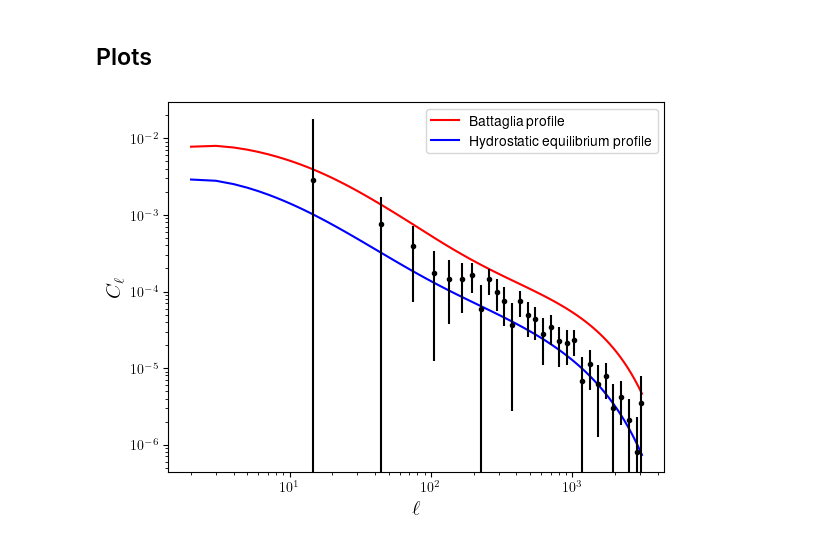
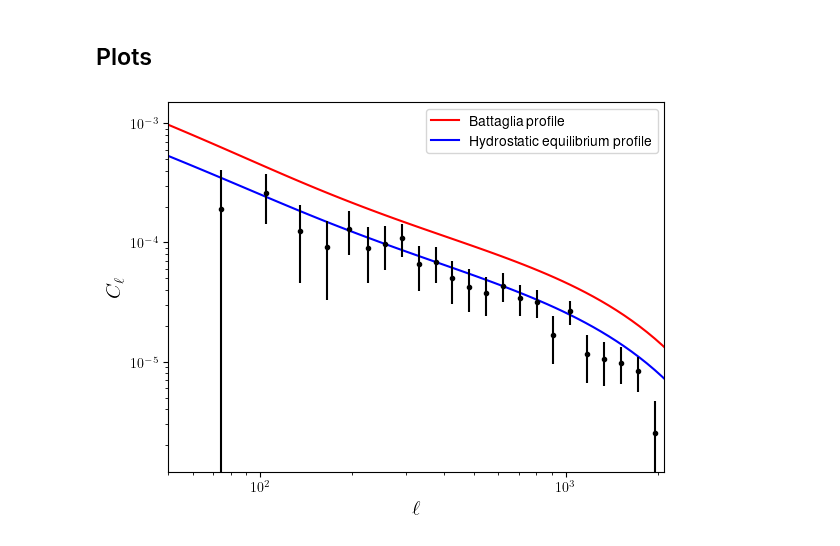
Before and after one commit to Cosmotheka/Cosmotheka_likelihoods, a Jupyter notebook: papers/ROSATx/Cls.ipynb, the cells around one changed output. Drawn from its saved outputs; the diff is of its cells as text; code cells hidden in the pictures.

Commit message:
New plots.

```diff
--- a/papers/ROSATx/Cls.ipynb
+++ b/papers/ROSATx/Cls.ipynb
@@ -16,7 +16,7 @@ rmf = fits.open('data/pspcb_gain2_256.rmf')
 arf = fits.open('data/pspcb_gain2_256.arf')
 cls_cov = sacc.Sacc.load_fits('data/cls_cov_y3.fits')
 
-ROSAT, DESY1wl__2, cov = cls_cov.get_ell_cl('cl_0e','ROSAT', 'DESY3wl__3', return_cov=True)
+ROSAT, DESY3wl__3, cov = cls_cov.get_ell_cl('cl_0e','ROSAT', 'DESY3wl__3', return_cov=True)
 err = np.sqrt(np.diagonal(cov))
 # %% [markdown]
 ## Initialising defaults and tracers
@@ -85,9 +85,14 @@ rosat_spectrum = pyatomdb.spectrum.CIESession()
 rosat_spectrum.set_response(rmf, arf)
 rosat_spectrum.set_abund(np.arange(31, dtype=int), Zs)
 
-J_tot = rosat_spectrum.return_integrated_spectrum_interp(kTmin, kTmax, nkT, zmax, nz, emin, emax)
+J_tot = rosat_spectrum.return_integrated_spectrum_interp(kTmin, kTmax,
+                                                         nkT, zmax, nz,
+                                                         emin, emax)
 
-J_cont = rosat_spectrum.return_integrated_spectrum_interp(kTmin, kTmax, nkT, zmax, nz, emin, emax)
+J_cont = rosat_spectrum.return_integrated_spectrum_interp(kTmin, kTmax,
+                                                          nkT, zmax, nz,
+                                                          emin, emax,
+                                                          dolines=False, dopseudo=False)
 # %% [markdown]
 ## Calculating the X-ray profiles
 # %%
@@ -111,13 +116,24 @@ x_bg = rx.HaloProfileXray(mass_def=mdef, J=J_tot, dens=density_bg, pres=pressure
 
 # Hydrostatic Equilibirum
 
-density_he = rx.HaloProfileDensityHE(mass_def=mdef, concentration=cM,
-                                                         kind='n_total')
-pressure_he = rx.HaloProfilePressureHE(mass_def=mdef, concentration=cM,
-                                                           kind='n_total', kind_T='T_total')
-x_he = rx.HaloProfileXray(mass_def=mdef, J=J_tot, dens=density_he, pres=pressure_he,
+density_he = rx.HaloProfileDensityHE(mass_def=mdef,
+                                     concentration=cM,
+                                     kind='n_total')
+pressure_he = rx.HaloProfilePressureHE(mass_def=mdef,
+                                       concentration=cM,
+                                       kind='n_total')
+x_he = rx.HaloProfileXray(mass_def=mdef,
+                          J=J_tot,
+                          dens=density_he,
+                          pres=pressure_he,
                           fourier_approx=False,
                           with_clumping=True)
+x_he_cont = rx.HaloProfileXray(mass_def=mdef,
+                          J=J_cont,
+                          dens=density_he,
+                          pres=pressure_he,
+                          fourier_approx=False,
+                          with_clumping=True)
 # %% [markdown]
 ## Calculating the $P(k)$s and $C_\ell$s
 # %%
@@ -151,14 +172,16 @@ cl_he *= cl_smoothing_factor(ls)
 # %%
 plt.plot(ls, cl_bg, 'r', label='Battaglia profile')
 plt.plot(ls, cl_he, 'b', label='Hydrostatic equilibrium profile')
 #plt.plot(ls, cl_nfw, 'g', label='NFW')
-plt.errorbar(ROSAT, DESY1wl__2, yerr=err, fmt='k.')
+plt.errorbar(ROSAT, DESY3wl__3, yerr=err, fmt='k.')
 plt.loglog()
 plt.xlabel(r'$\ell$', fontsize=15)
 plt.ylabel(r'$C_\ell$', fontsize=15)
+plt.ylim([1.2e-6, 1.5e-3])
+plt.xlim([50, 2100])
 
 plt.legend();
 
-plt.savefig('Plots/Cls_Comparison.pdf');
+plt.savefig('Plots/Cls_Battaglia_Comparison.pdf');
 # %% [output]
-[figure, old version]
+[figure, new version]
```
Also changed, not shown: parts of 2 cells of this notebook, 6 other files.
